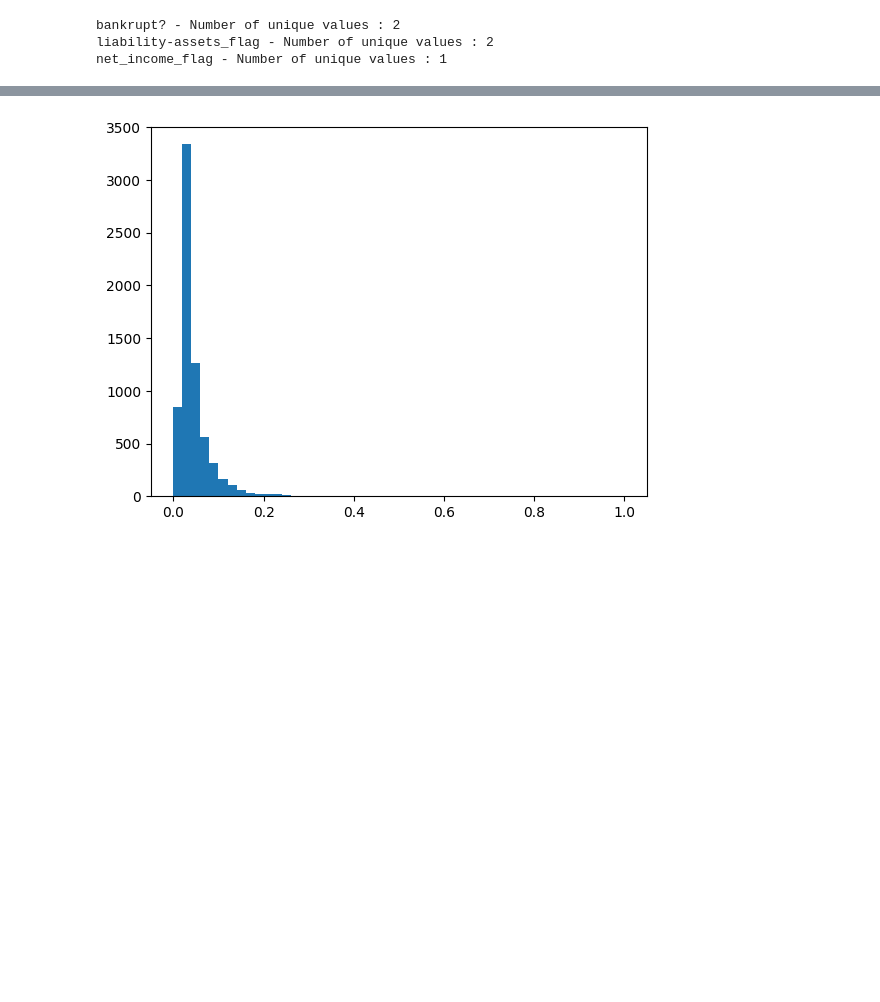
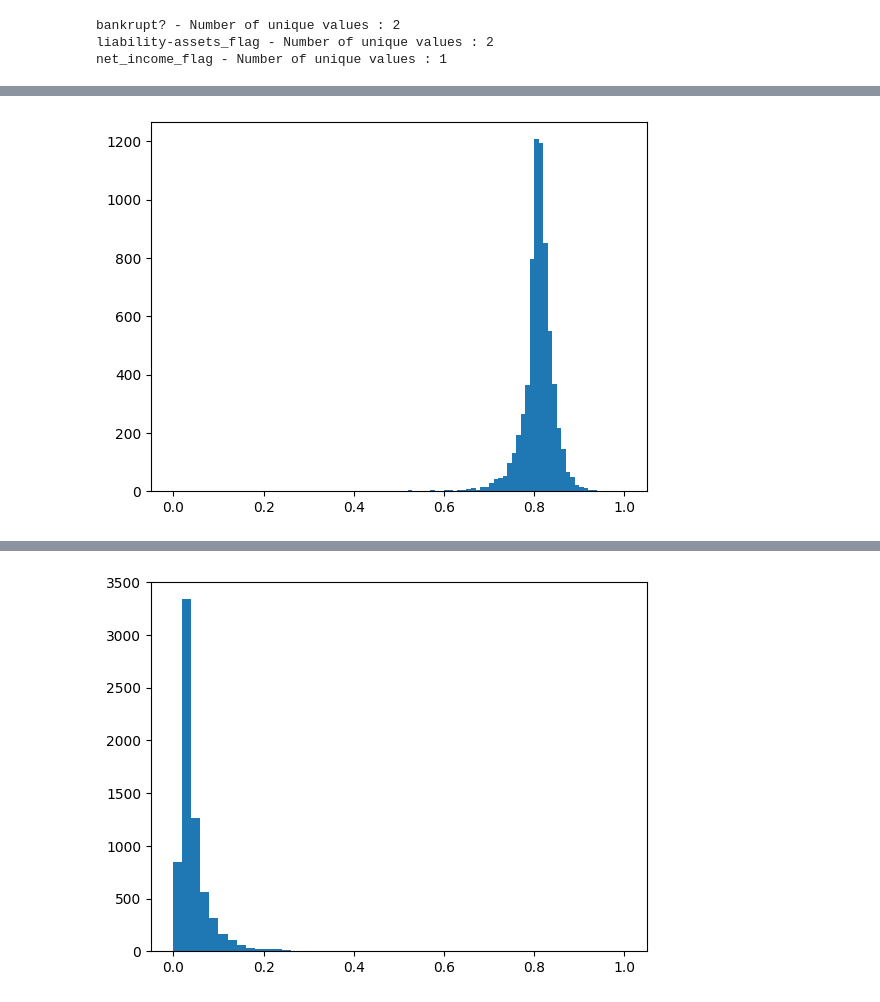
Before and after one commit to suchirmm/predictive_ml_, a Jupyter notebook: company_failure_prediction.ipynb, the cells around one changed output, grey strips where cells are left out. Cells and saved outputs as stored; diff of their text form; code cells hidden in the pictures; blank space fills up the shorter version.

```diff
--- a/company_failure_prediction.ipynb
+++ b/company_failure_prediction.ipynb
@@ -116,0 +234,5 @@ net_income_flag - Number of unique values : 1
+# %%
+plt.hist(df['net_income_to_total_assets'], bins = 100)
+plt.show()
+# %% [output]
+[figure, added]
```
Also changed, not shown: parts of 14 cells of this notebook.
